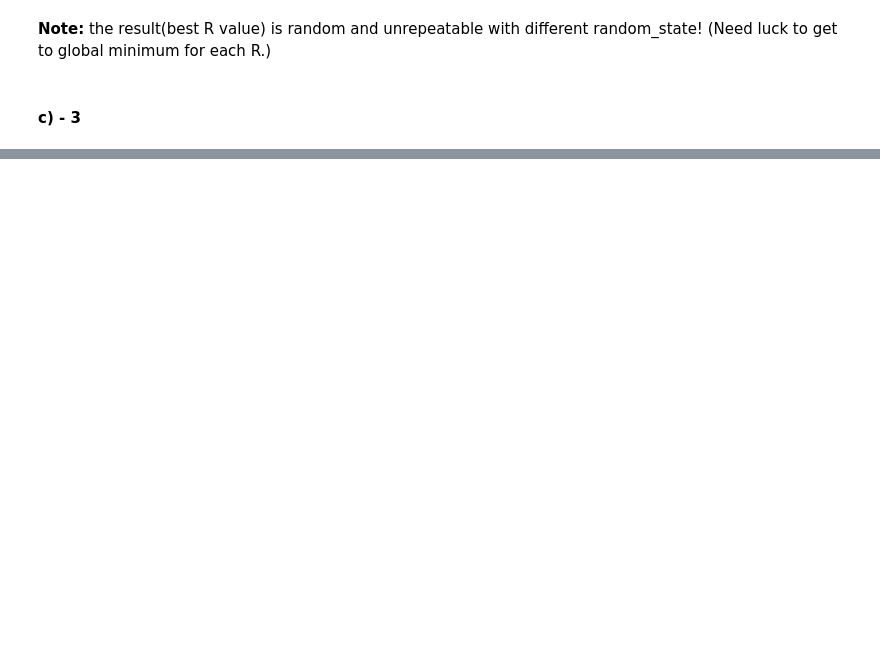
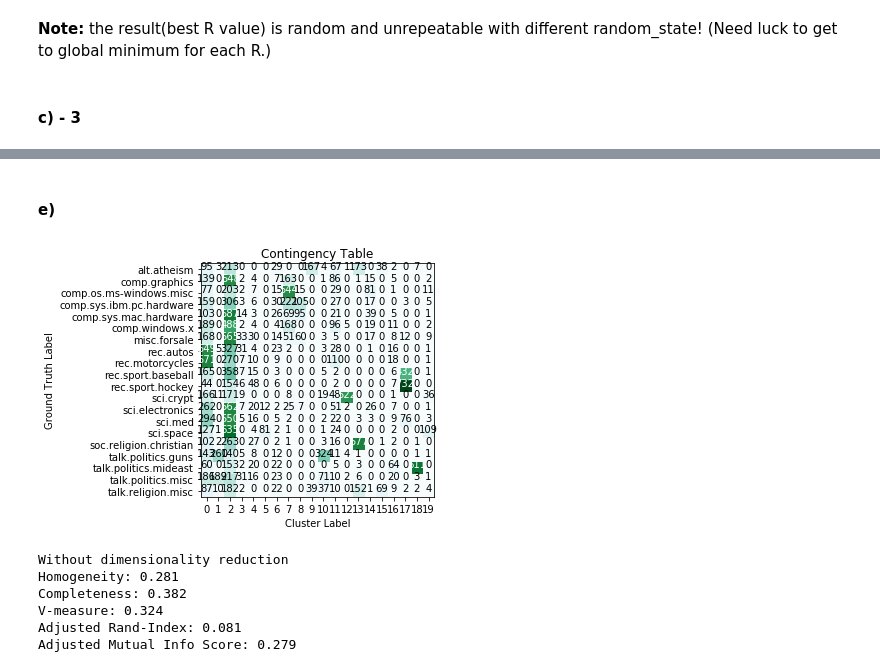
Before and after one commit to popo0293/EE219Project2, a Jupyter notebook: project2.ipynb, the cells around one changed output, grey strips where cells are left out. Cells and saved outputs as stored; diff of their text form; code cells hidden in the pictures; blank space fills up the shorter version.

```diff
--- a/project2.ipynb
+++ b/project2.ipynb
@@ -130,16 +130,18 @@ cat_rec = categories[4:]    # Recreational Activities
 CAT = ["Computer Technologies", "Recreational Activities"]
 
 logging.info("loading data")
-# all_data = fetch_20newsgroups(subset='all', categories=categories, shuffle=True, random_state=42)
+all_data = fetch_20newsgroups(subset='all', shuffle=True, random_state=42)
 train_data = fetch_20newsgroups(subset='train', categories=categories, shuffle=True, random_state=42)
 test_data = fetch_20newsgroups(subset='test', categories=categories, shuffle=True, random_state=42)
 
 # create labels
 # 0 for computer technology, 1 for recreational activities
-# all_label = [(x//4) for x in all_data.target]
+all_label = all_data.target
 train_label = [(x//4) for x in train_data.target]
 test_label = [(x//4) for x in test_data.target]
 
+CAT_ALL = all_data.target_names
+
 logging.info("loading finished")
 # %% [markdown]
 #### a)
@@ -540,0 +555,23 @@ The contingency matrix is:
+# %% [markdown]
+#### e)
+# %%
+# Without preprocessing
+
+X_all_tfidf = None
+if GET_DATA_FROM_FILES and os.path.isfile("./all_tfidf.pkl"):
+    logging.info("Loading tfidf vector.")
+    X_all_tfidf = pickle.load(open("./all_tfidf.pkl", "rb"))
+else:
+    X_all_tfidf = doTFIDF(all_data.data, MIN_DF)
+    pickle.dump(X_train_tfidf, open("./all_tfidf.pkl", "wb"))
+
+kmeans = cluster_kmean(X_all_tfidf, 20)
+result = report_stats(all_label, kmeans, CAT_ALL, display=True, msg="Without dimensionality reduction")
+# %% [output]
+[figure, added]
+Without dimensionality reduction
+Homogeneity: 0.281
+Completeness: 0.382
+V-measure: 0.324
+Adjusted Rand-Index: 0.081
+Adjusted Mutual Info Score: 0.279
```
Also changed, not shown: parts of 13 cells of this notebook, 11 other files.
